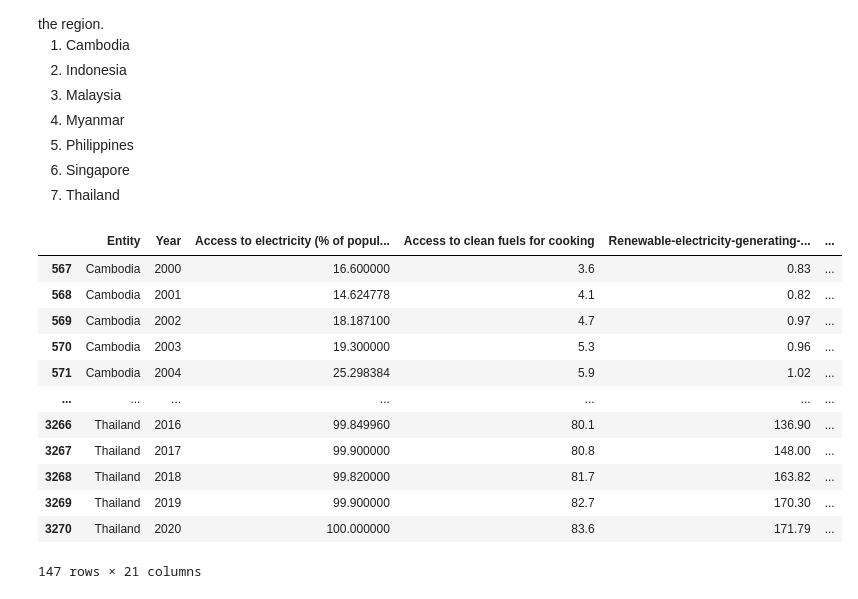
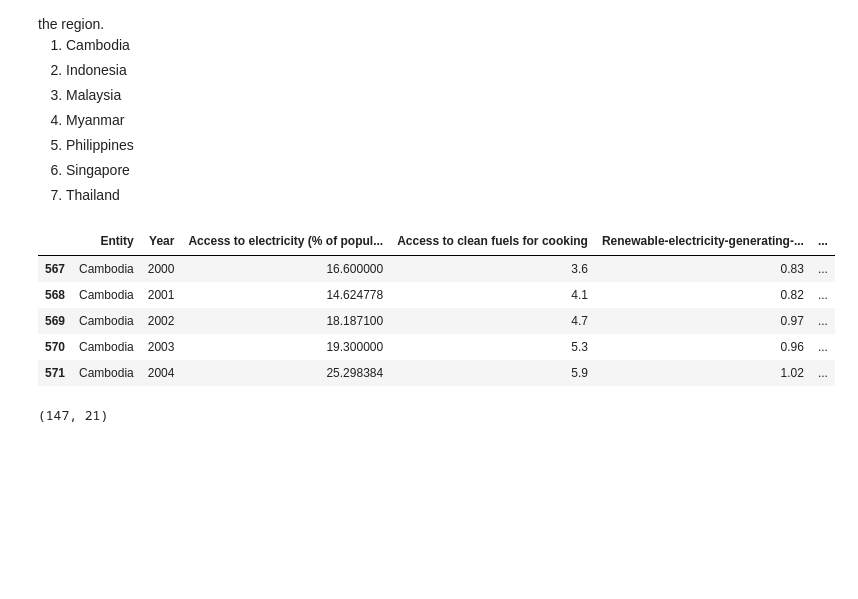
Before and after one commit to lurza/Sustainable_Energy_2020_2022, a Jupyter notebook: Sustainable_Energy1.ipynb, the cells around one changed output. Drawn from its saved outputs; the diff is of its cells as text; code cells hidden in the pictures; blank space fills up the shorter version.

```diff
--- a/Sustainable_Energy1.ipynb
+++ b/Sustainable_Energy1.ipynb
@@ -186,18 +166,15 @@ However, data for several countries is not available, hence being excluded. The
 sea = ['Cambodia','Indonesia','Malaysia','Myanmar','Philippines','Singapore','Thailand']
 # %%
 data_sea = data[data['Entity'].isin(sea)]
-data_sea
+data_sea.head()
 # %% [output]
 |  | Entity | Year | Access to electricity (% of popul... | Access to clean fuels for cooking | Renewable-electricity-generating-... | ... |
 | 567 | Cambodia | 2000 | 16.600000 | 3.6 | 0.83 | ... |
 | 568 | Cambodia | 2001 | 14.624778 | 4.1 | 0.82 | ... |
 | 569 | Cambodia | 2002 | 18.187100 | 4.7 | 0.97 | ... |
 | 570 | Cambodia | 2003 | 19.300000 | 5.3 | 0.96 | ... |
 | 571 | Cambodia | 2004 | 25.298384 | 5.9 | 1.02 | ... |
-| ... | ... | ... | ... | ... | ... | ... |
-| 3266 | Thailand | 2016 | 99.849960 | 80.1 | 136.90 | ... |
-| 3267 | Thailand | 2017 | 99.900000 | 80.8 | 148.00 | ... |
-| 3268 | Thailand | 2018 | 99.820000 | 81.7 | 163.82 | ... |
-| 3269 | Thailand | 2019 | 99.900000 | 82.7 | 170.30 | ... |
-| 3270 | Thailand | 2020 | 100.000000 | 83.6 | 171.79 | ... |
-147 rows × 21 columns
+# %%
+data_sea.shape
+# %% [output]
+(147, 21)
```
Also changed, not shown: parts of 11 cells of this notebook.
